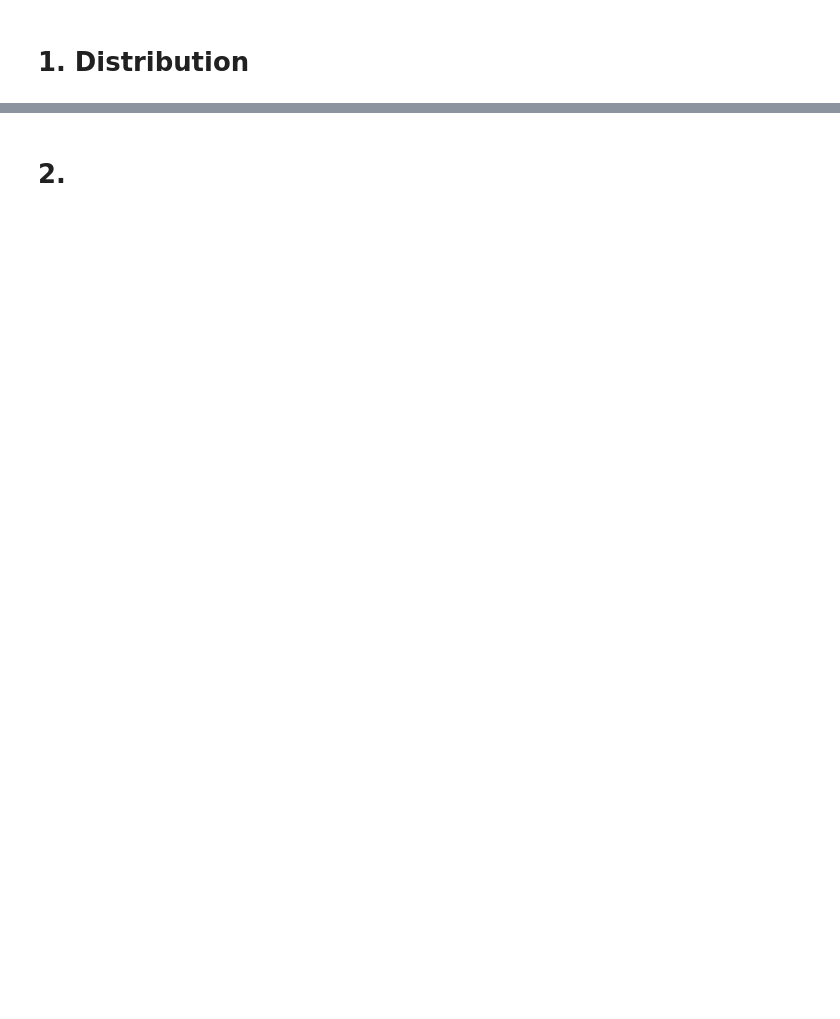
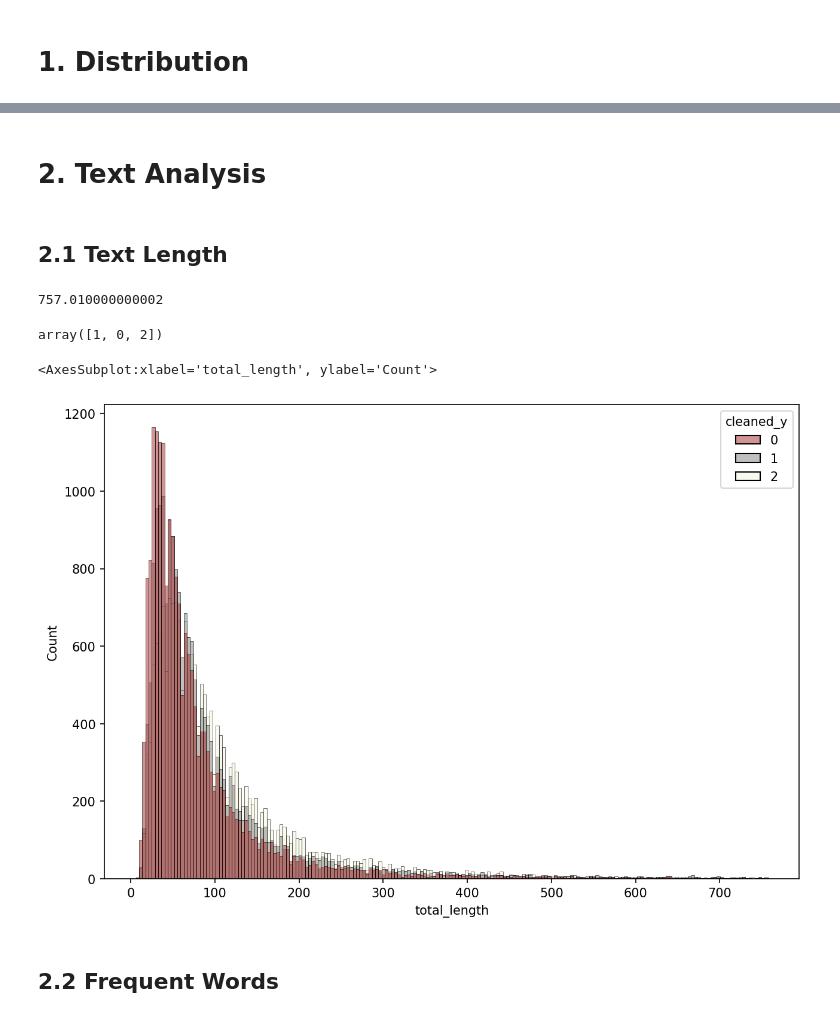
Before and after one commit to JoeyHou/stack-overflow-question-quality, a Jupyter notebook: notebooks/2-eda.ipynb, the cells around one changed output, grey strips where cells are left out. Drawn from its saved outputs; the diff is of its cells as text; code cells hidden in the pictures; blank space fills up the shorter version.

```diff
--- a/notebooks/2-eda.ipynb
+++ b/notebooks/2-eda.ipynb
@@ -50,2 +79,2 @@ pd.DataFrame(all_rows)
 # %% [markdown]
-# 2.
+# 2. Text Analysis
@@ -60,0 +81,23 @@ fig.suptitle('Average word length in each question')
+# %% [markdown]
+## 2.1 Text Length
+# %%
+all_data['total_length'] = all_data.title_length + all_data.body_length
+# %%
+top_length = np.percentile((all_data['total_length'].values), 99)
+top_length
+# %% [output]
+757.010000000002
+# %%
+# all_data.head()
+# all_data.query('cleaned_y == 0 & total_length < {}'.format(top_length)).cleaned_y.unique()
+all_data.cleaned_y.unique()
+# %% [output]
+array([1, 0, 2])
+# %%
+fig, ax = plt.subplots(figsize =(10, 7), dpi=150)
+sns.histplot(data=all_data.query('total_length < {}'.format(top_length)), x="total_length", hue="cleaned_y", palette = ["brown", "grey", "beige"])
+# %% [output]
+<AxesSubplot:xlabel='total_length', ylabel='Count'>
+[figure, added]
+# %% [markdown]
+## 2.2 Frequent Words
```
Also changed, not shown: parts of 14 cells of this notebook, 2 other files.
